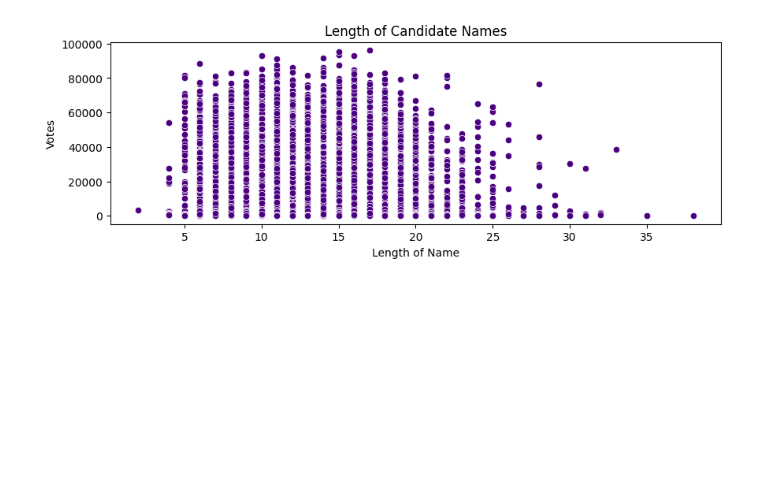
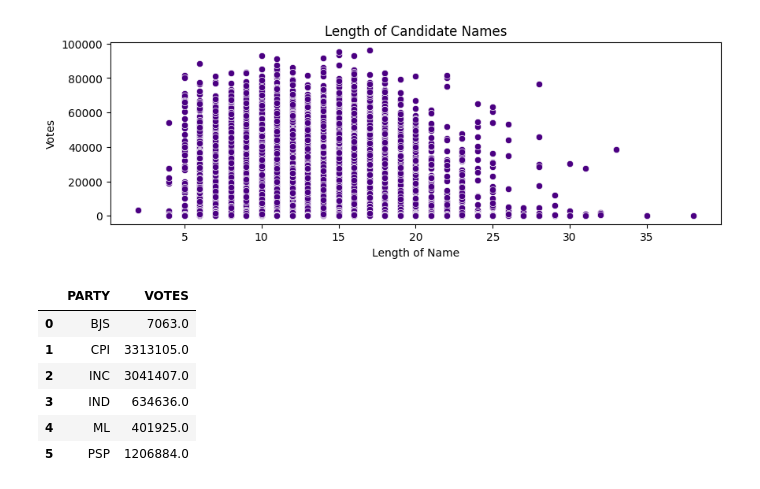
Before and after one commit to sonjaove/progg-and-DS-from-IITM, a Jupyter notebook: project work/project 1/peer_review_work.ipynb, the cells around one changed output. Saved outputs shown, nothing was run; the diff lists cells and outputs as text; code cells hidden in the pictures; blank space fills up the shorter version.

```diff
--- a/project work/project 1/peer_review_work.ipynb
+++ b/project work/project 1/peer_review_work.ipynb
@@ -157,3 +158,15 @@ plt.xlabel('Length of Name')
 plt.show()
 # %% [output]
 [figure]
+# %%
+df_60=df[df['YEAR']==1960]
+df_60=df_60.groupby('PARTY')['VOTES'].sum().reset_index()
+df_60
+# %% [output]
+|  | PARTY | VOTES |
+| 0 | BJS | 7063.0 |
+| 1 | CPI | 3313105.0 |
+| 2 | INC | 3041407.0 |
+| 3 | IND | 634636.0 |
+| 4 | ML | 401925.0 |
+| 5 | PSP | 1206884.0 |
```
Also changed, not shown: parts of 14 cells of this notebook.
